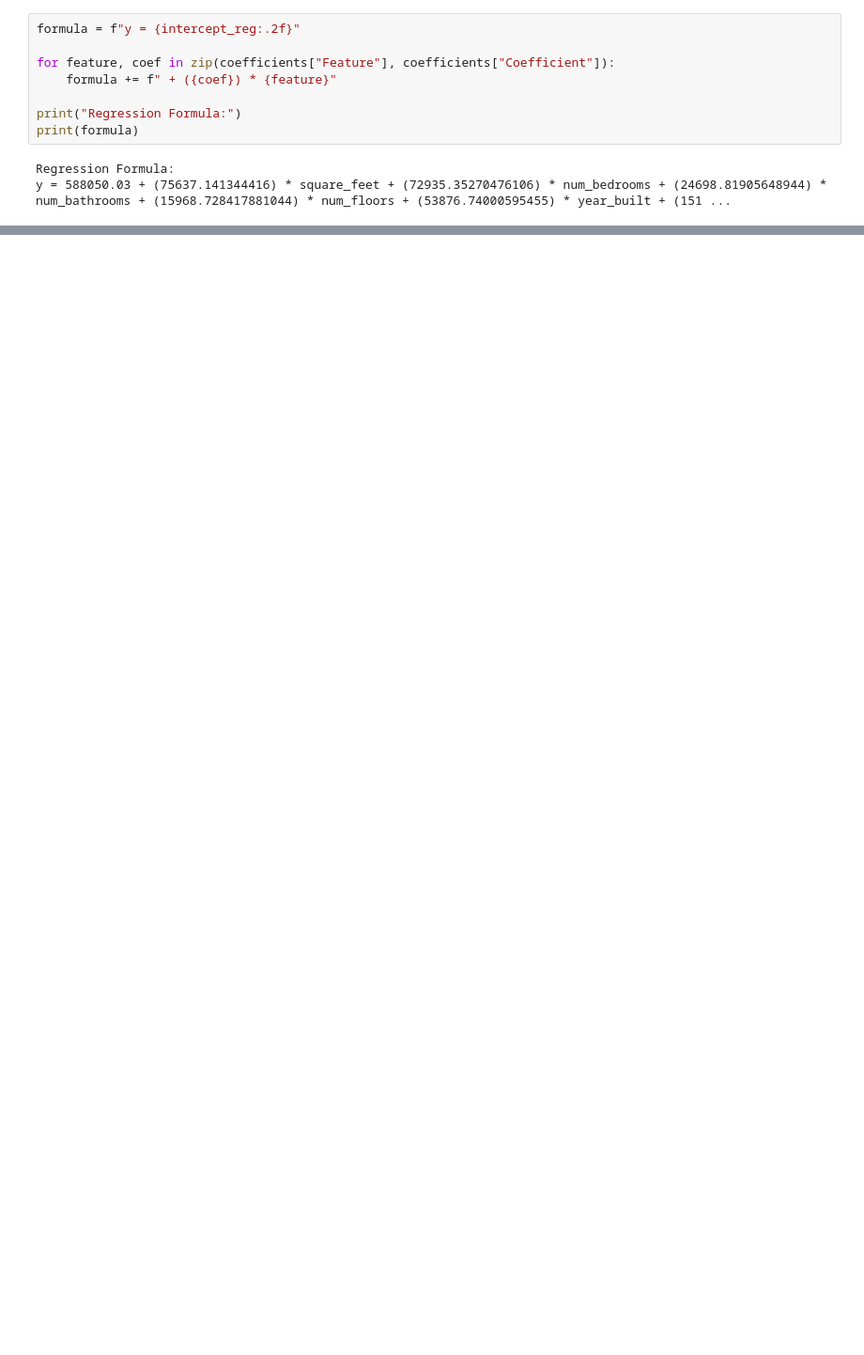
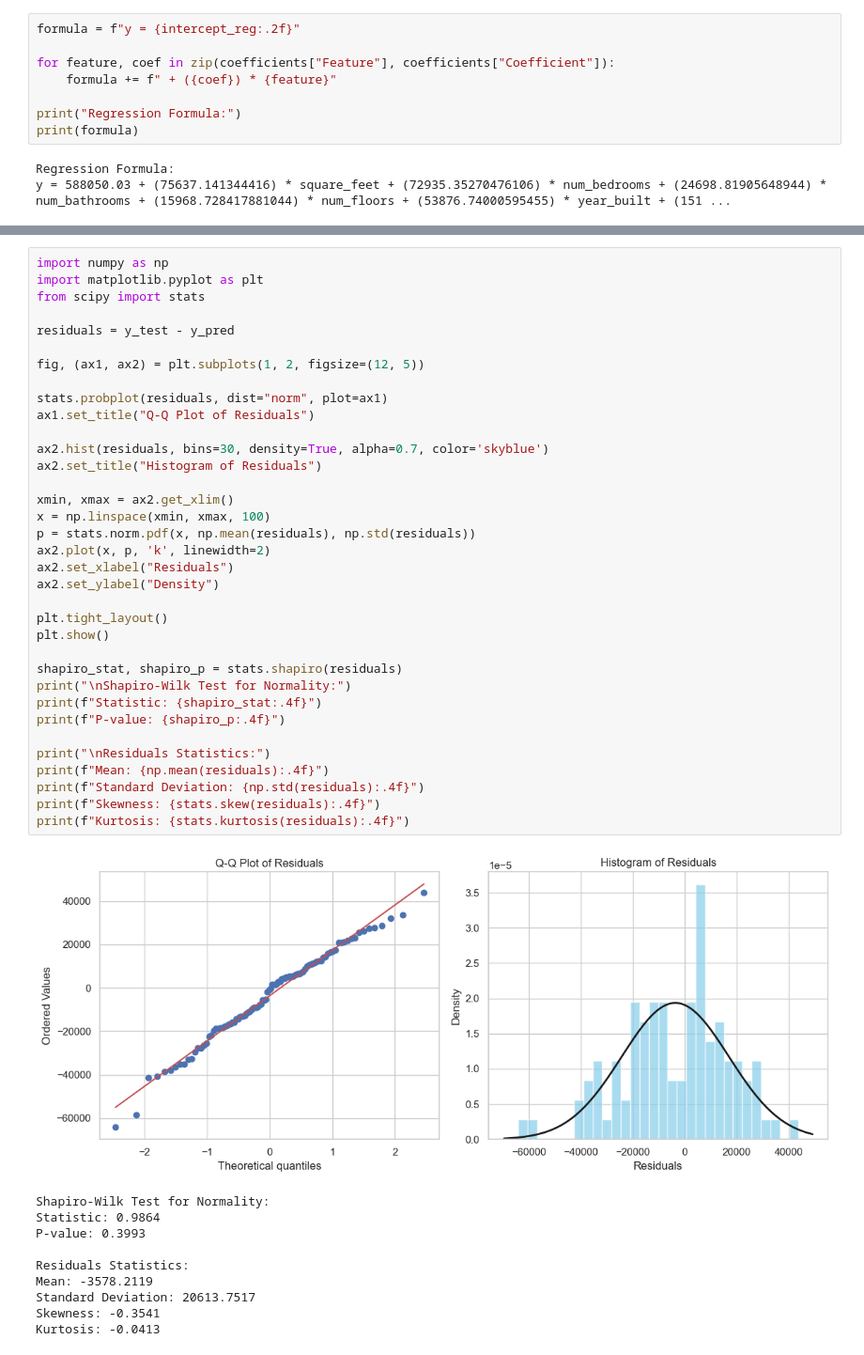
Before and after one commit to Ruben-Boeckx/Linear-Regression, a Jupyter notebook: Linear_regression.ipynb, the cells around one changed output, grey strips where cells are left out. Shown: that part at 94% size. Cells and saved outputs as stored; diff of their text form; blank space fills up the shorter version.

```diff
--- a/Linear_regression.ipynb
+++ b/Linear_regression.ipynb
@@ -196,0 +202,46 @@ plt.axhline(y=0, color='red', linestyle='--')
+# %%
+import numpy as np
+import matplotlib.pyplot as plt
+from scipy import stats
+
+residuals = y_test - y_pred
+
+fig, (ax1, ax2) = plt.subplots(1, 2, figsize=(12, 5))
+
+stats.probplot(residuals, dist="norm", plot=ax1)
+ax1.set_title("Q-Q Plot of Residuals")
+
+ax2.hist(residuals, bins=30, density=True, alpha=0.7, color='skyblue')
+ax2.set_title("Histogram of Residuals")
+
+xmin, xmax = ax2.get_xlim()
+x = np.linspace(xmin, xmax, 100)
+p = stats.norm.pdf(x, np.mean(residuals), np.std(residuals))
+ax2.plot(x, p, 'k', linewidth=2)
+ax2.set_xlabel("Residuals")
+ax2.set_ylabel("Density")
+
+plt.tight_layout()
+plt.show()
+
+shapiro_stat, shapiro_p = stats.shapiro(residuals)
+print("\nShapiro-Wilk Test for Normality:")
+print(f"Statistic: {shapiro_stat:.4f}")
+print(f"P-value: {shapiro_p:.4f}")
+
+print("\nResiduals Statistics:")
+print(f"Mean: {np.mean(residuals):.4f}")
+print(f"Standard Deviation: {np.std(residuals):.4f}")
+print(f"Skewness: {stats.skew(residuals):.4f}")
+print(f"Kurtosis: {stats.kurtosis(residuals):.4f}")
+# %% [output]
+[figure, added]
+Shapiro-Wilk Test for Normality:
+Statistic: 0.9864
+P-value: 0.3993
+
+Residuals Statistics:
+Mean: -3578.2119
+Standard Deviation: 20613.7517
+Skewness: -0.3541
+Kurtosis: -0.0413
```
Also changed, not shown: parts of 9 cells of this notebook.
